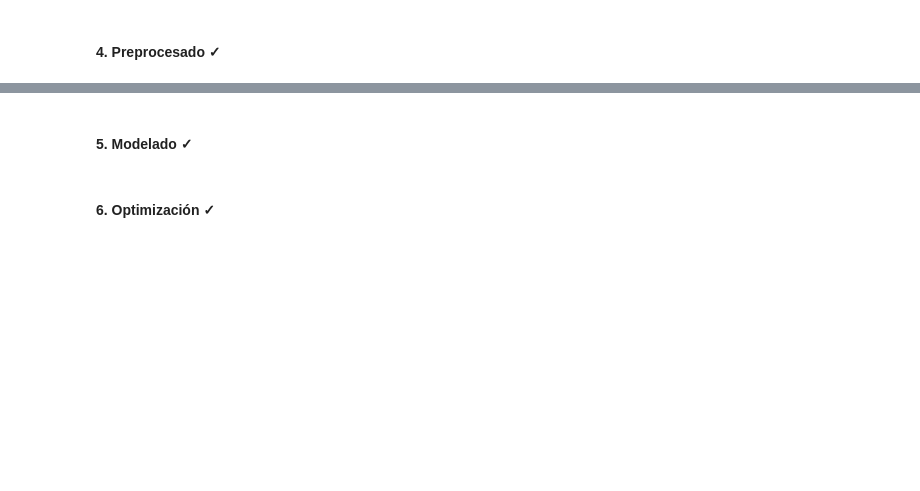
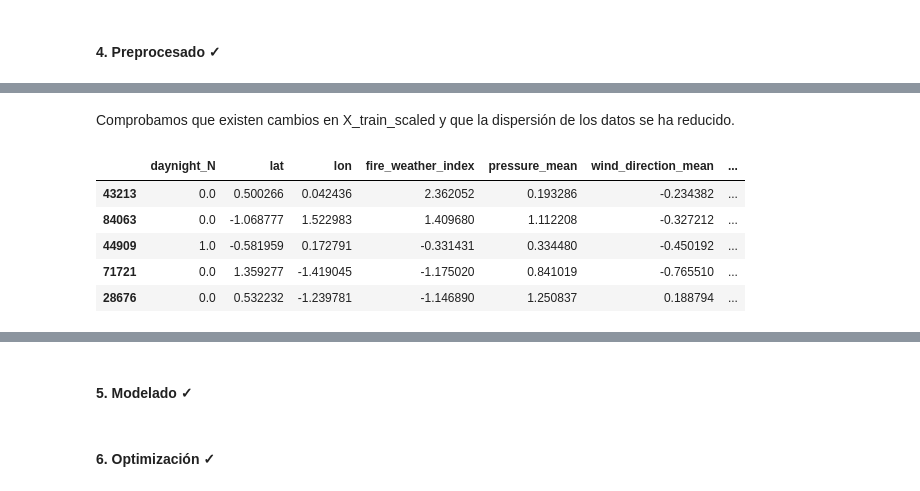
Before and after one commit to sgusmar/ML_wildfAIre, a Jupyter notebook: main_definitive.ipynb, the cells around one changed output, grey strips where cells are left out. Saved outputs shown, nothing was run; the diff lists cells and outputs as text; code cells hidden in the pictures; blank space fills up the shorter version.

```diff
--- a/main_definitive.ipynb
+++ b/main_definitive.ipynb
@@ -179,0 +247,11 @@ Dado que sí contamos con una presencia significativa de outliers, tendremos que
+# %% [markdown]
+Comprobamos que existen cambios en X_train_scaled y que la dispersión de los datos se ha reducido.
+# %%
+X_train_scaled.head()
+# %% [output]
+|  | daynight_N | lat | lon | fire_weather_index | pressure_mean | wind_direction_mean | ... |
+| 43213 | 0.0 | 0.500266 | 0.042436 | 2.362052 | 0.193286 | -0.234382 | ... |
+| 84063 | 0.0 | -1.068777 | 1.522983 | 1.409680 | 1.112208 | -0.327212 | ... |
+| 44909 | 1.0 | -0.581959 | 0.172791 | -0.331431 | 0.334480 | -0.450192 | ... |
+| 71721 | 0.0 | 1.359277 | -1.419045 | -1.175020 | 0.841019 | -0.765510 | ... |
+| 28676 | 0.0 | 0.532232 | -1.239781 | -1.146890 | 1.250837 | 0.188794 | ... |
```
Also changed, not shown: parts of 25 cells of this notebook.
